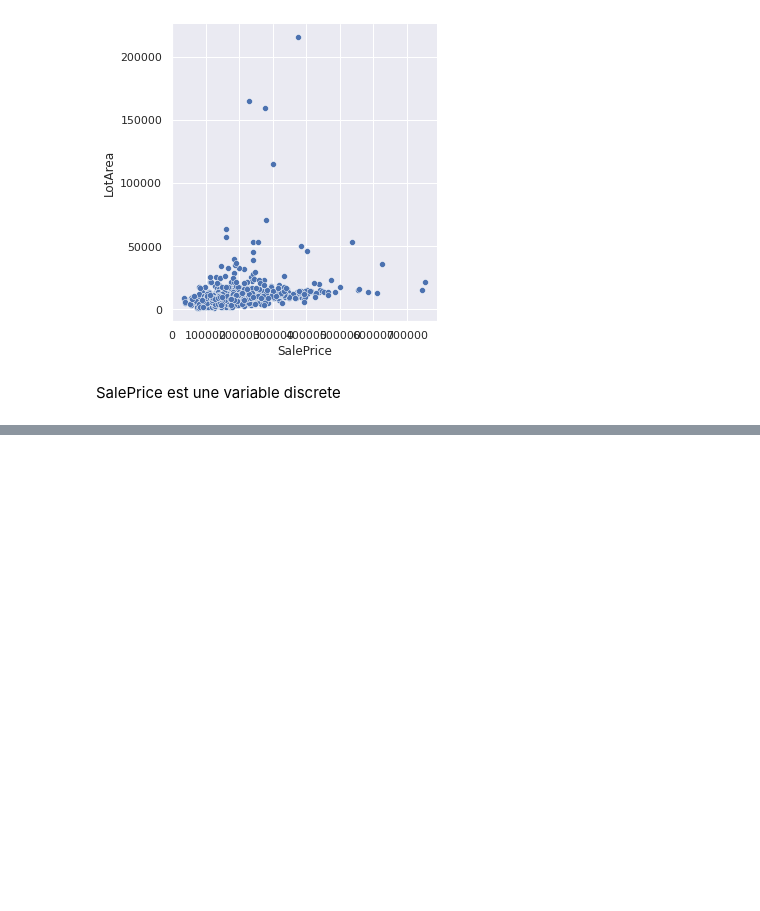
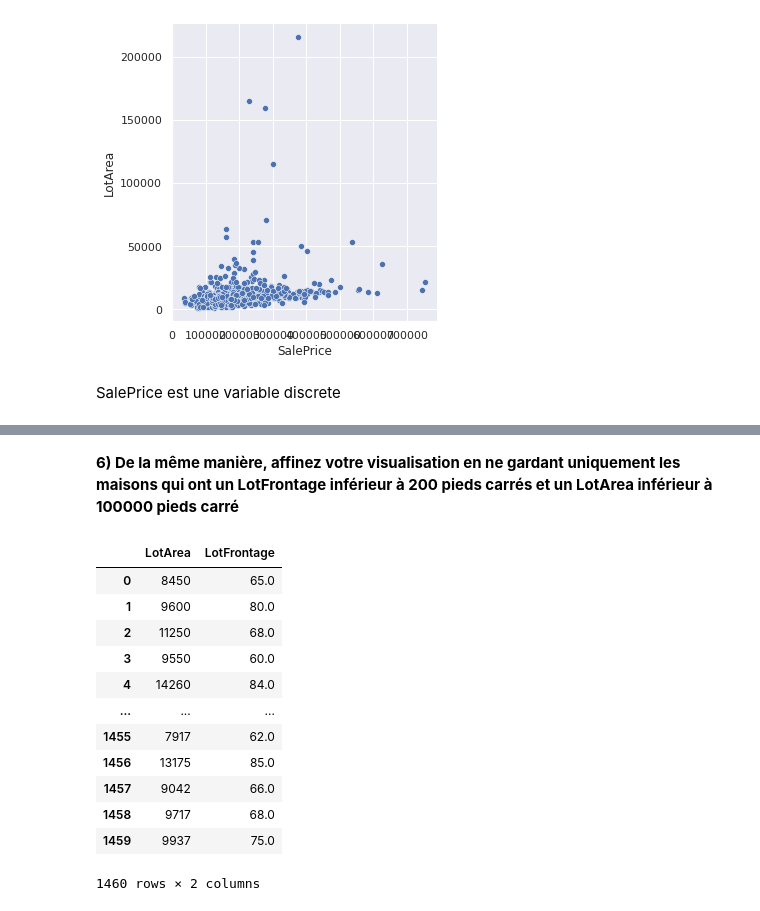
Before and after one commit to LamaElkhouk/pythonh3hitema, a Jupyter notebook: introduction_analyse_données.ipynb, the cells around one changed output, grey strips where cells are left out. Cells and saved outputs as stored; diff of their text form; code cells hidden in the pictures; blank space fills up the shorter version.

```diff
--- a/introduction_analyse_données.ipynb
+++ b/introduction_analyse_données.ipynb
@@ -148,0 +176,20 @@ SalePrice est une variable discrete
+# %% [markdown]
+**6) De la même manière, affinez votre visualisation en ne gardant uniquement les maisons qui ont un LotFrontage inférieur à 200 pieds carrés et un LotArea inférieur à 100000 pieds carré**
+# %%
+house_pricing[(house_pricing.LotArea <  100000 ) & (house_pricing.LotFrontage < 200)]
+
+house_pricing.loc[:,['LotArea','LotFrontage']]
+# %% [output]
+|  | LotArea | LotFrontage |
+| 0 | 8450 | 65.0 |
+| 1 | 9600 | 80.0 |
+| 2 | 11250 | 68.0 |
+| 3 | 9550 | 60.0 |
+| 4 | 14260 | 84.0 |
+| ... | ... | ... |
+| 1455 | 7917 | 62.0 |
+| 1456 | 13175 | 85.0 |
+| 1457 | 9042 | 66.0 |
+| 1458 | 9717 | 68.0 |
+| 1459 | 9937 | 75.0 |
+1460 rows × 2 columns
```
Also changed, not shown: parts of 5 cells of this notebook.
